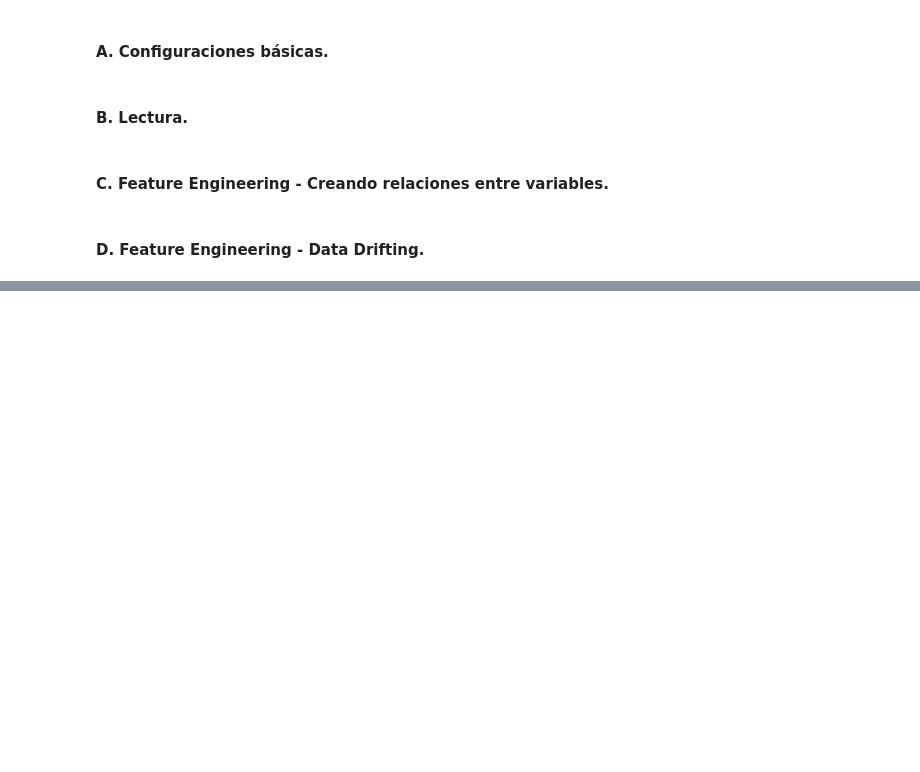
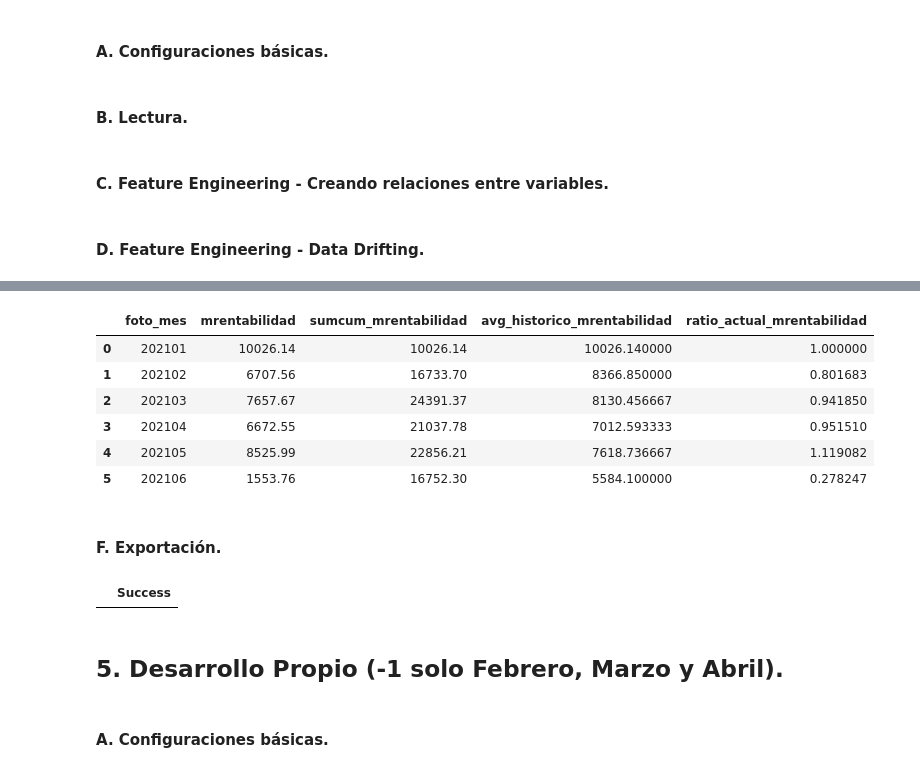
Before and after one commit to IanLink95/dmeyf2024, a Jupyter notebook: src/monday/z501_Feature_Engineering_en_SQL.ipynb, the cells around one changed output, grey strips where cells are left out. Saved outputs shown, nothing was run; the diff lists cells and outputs as text; code cells hidden in the pictures; blank space fills up the shorter version.

```diff
--- a/src/monday/z501_Feature_Engineering_en_SQL.ipynb
+++ b/src/monday/z501_Feature_Engineering_en_SQL.ipynb
@@ -675,0 +1501,24 @@ Successfully submitted to DMEyF 2024 Primera
+# %%
+%%sql
+SELECT foto_mes,mrentabilidad,sumcum_mrentabilidad,avg_historico_mrentabilidad,ratio_actual_mrentabilidad
+FROM competencia_01_sumas_drifting
+WHERE numero_de_cliente = '249340273';
+# %% [output]
+|  | foto_mes | mrentabilidad | sumcum_mrentabilidad | avg_historico_mrentabilidad | ratio_actual_mrentabilidad |
+| 0 | 202101 | 10026.14 | 10026.14 | 10026.140000 | 1.000000 |
+| 1 | 202102 | 6707.56 | 16733.70 | 8366.850000 | 0.801683 |
+| 2 | 202103 | 7657.67 | 24391.37 | 8130.456667 | 0.941850 |
+| 3 | 202104 | 6672.55 | 21037.78 | 7012.593333 | 0.951510 |
+| 4 | 202105 | 8525.99 | 22856.21 | 7618.736667 | 1.119082 |
+| 5 | 202106 | 1553.76 | 16752.30 | 5584.100000 | 0.278247 |
+# %% [markdown]
+#### F. Exportación.
+# %%
+%%sql
+COPY competencia_01_sumas_drifting TO '{dataset_path}competencia_01_fe_drifting_menos_2_con_ratios.csv' (FORMAT CSV, HEADER TRUE);
+# %% [output]
+|  | Success |
+# %% [markdown]
+## 5. Desarrollo Propio (-1 solo Febrero, Marzo y Abril).
+# %% [markdown]
+#### A. Configuraciones básicas.
```
Also changed, not shown: parts of 96 cells of this notebook, 3 other files.
